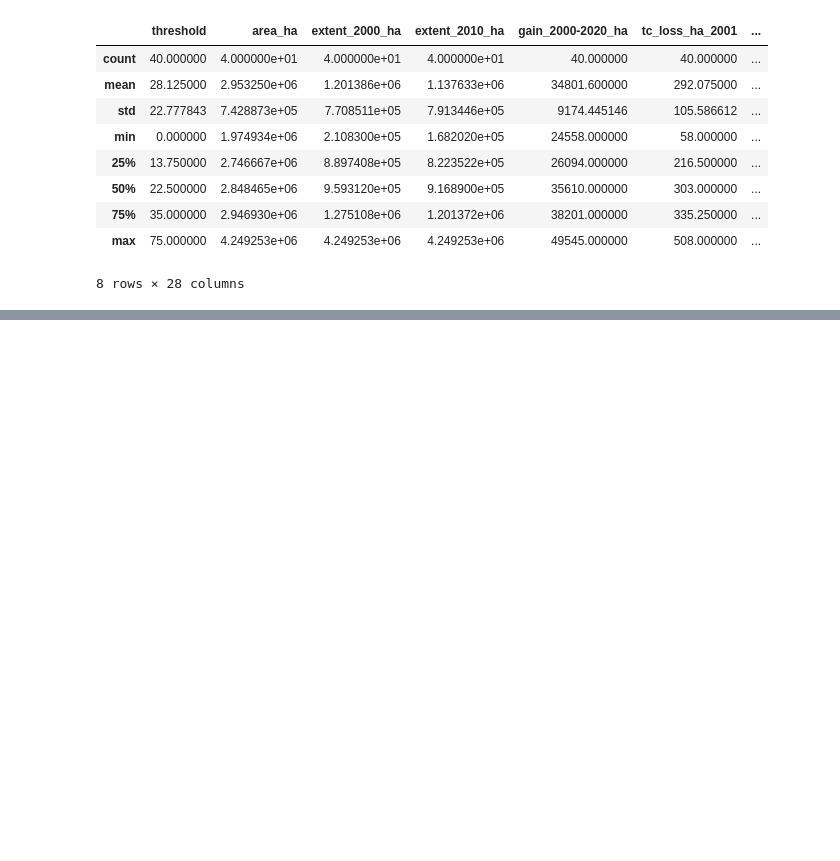
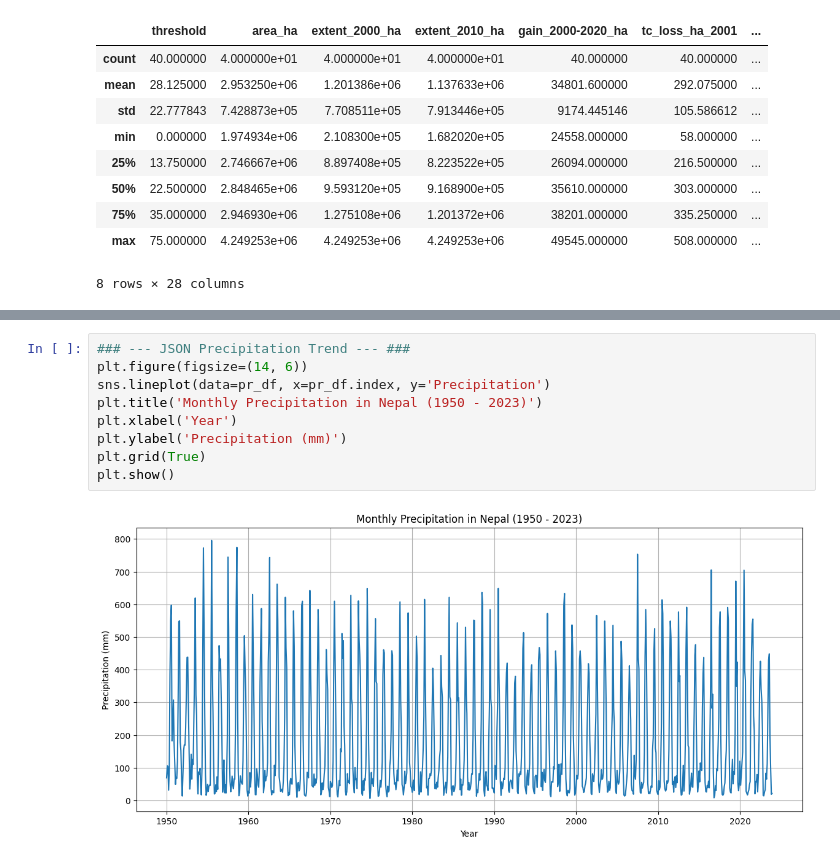
Before and after one commit to Omdena-NIC-Nepal/capstone-project-sandeshpoudel, a Jupyter notebook: main.ipynb, the cells around one changed output, grey strips where cells are left out. Drawn from its saved outputs; the diff is of its cells as text; blank space fills up the shorter version.

```diff
--- a/main.ipynb
+++ b/main.ipynb
@@ -203,0 +413,11 @@ csv_df.describe()
+# %%
+### --- JSON Precipitation Trend --- ###
+plt.figure(figsize=(14, 6))
+sns.lineplot(data=pr_df, x=pr_df.index, y='Precipitation')
+plt.title('Monthly Precipitation in Nepal (1950 - 2023)')
+plt.xlabel('Year')
+plt.ylabel('Precipitation (mm)')
+plt.grid(True)
+plt.show()
+# %% [output]
+[figure, added]
```
Also changed, not shown: parts of 54 cells of this notebook, 9 other files.
